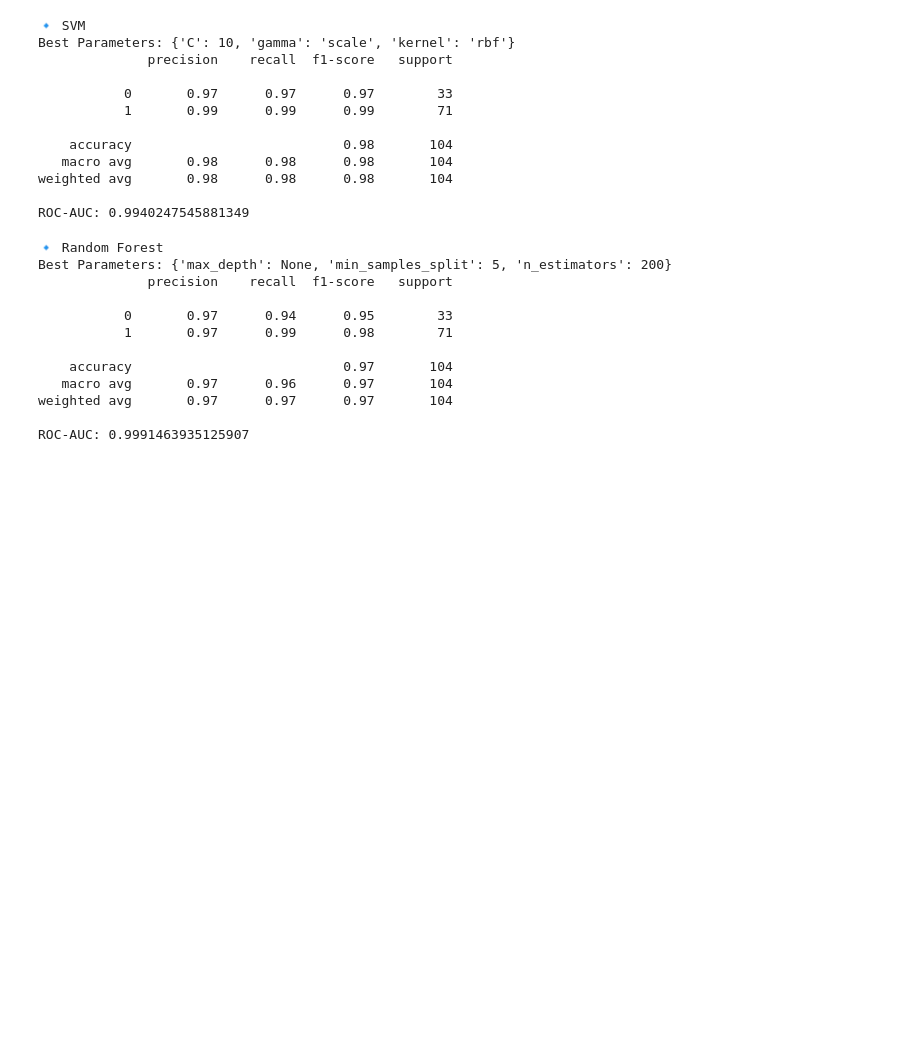
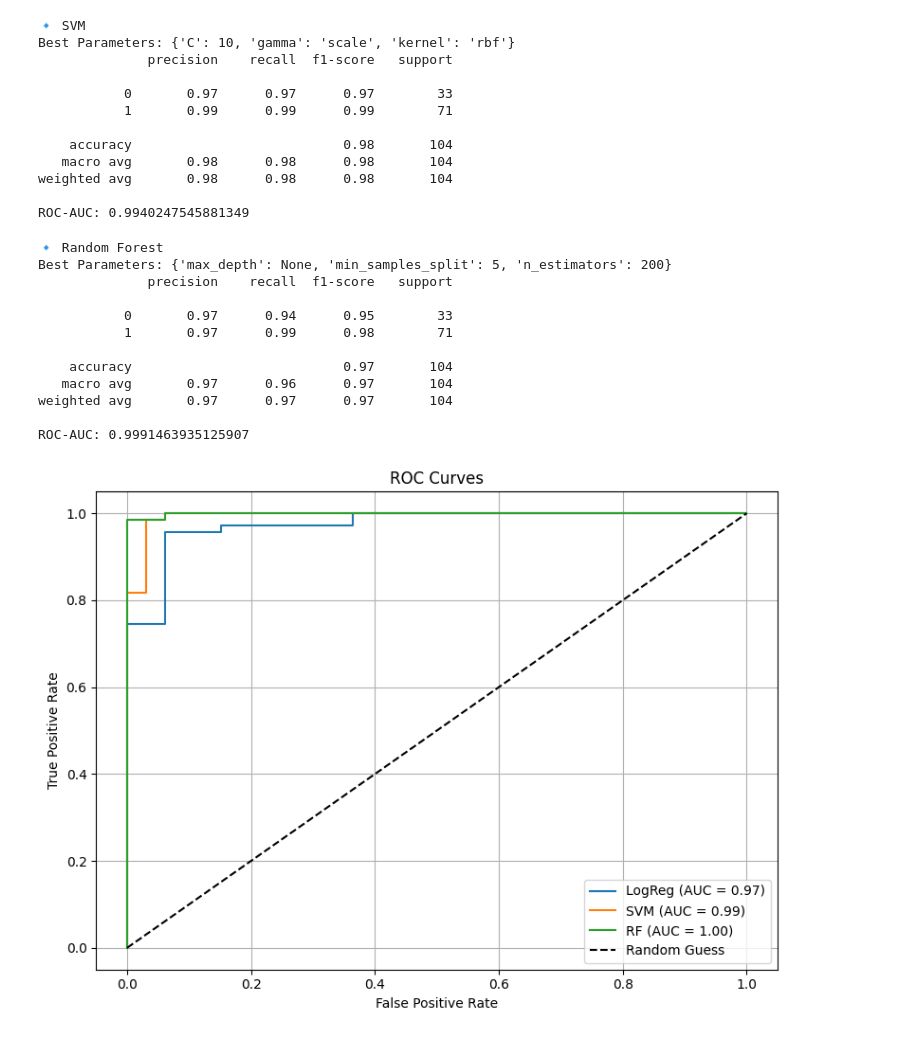
Before and after one commit to Girij1718/Predicting-Diabetes-Risk-Using-Health-and-Lifestyle-Indicators, a Jupyter notebook: Final_Project_.ipynb, the cells around one changed output. Drawn from its saved outputs; the diff is of its cells as text; code cells hidden in the pictures; blank space fills up the shorter version.

Commit message:
Plotted ROC curve

```diff
--- a/Final_Project_.ipynb
+++ b/Final_Project_.ipynb
@@ -307,3 +307,24 @@ Best Parameters: {'max_depth': None, 'min_samples_split': 5, 'n_estimators': 200
 weighted avg       0.97      0.97      0.97       104
 
 ROC-AUC: 0.9991463935125907
+# %%
+#Plot ROC Curves
+fpr_logreg, tpr_logreg, _ = roc_curve(y_test, y_proba_logreg)
+fpr_svm, tpr_svm, _ = roc_curve(y_test, y_proba_svm)
+fpr_rf, tpr_rf, _ = roc_curve(y_test, y_proba_rf)
+
+plt.figure(figsize=(8, 6))
+plt.plot(fpr_logreg, tpr_logreg, label=f'LogReg (AUC = {roc_auc_score(y_test, y_proba_logreg):.2f})')
+plt.plot(fpr_svm, tpr_svm, label=f'SVM (AUC = {roc_auc_score(y_test, y_proba_svm):.2f})')
+plt.plot(fpr_rf, tpr_rf, label=f'RF (AUC = {roc_auc_score(y_test, y_proba_rf):.2f})')
+plt.plot([0, 1], [0, 1], 'k--', label='Random Guess')
+
+plt.xlabel("False Positive Rate")
+plt.ylabel("True Positive Rate")
+plt.title("ROC Curves")
+plt.legend()
+plt.grid(True)
+plt.tight_layout()
+plt.show()
+# %% [output]
+[figure, added]
```
Also changed, not shown: parts of 1 cell of this notebook.
